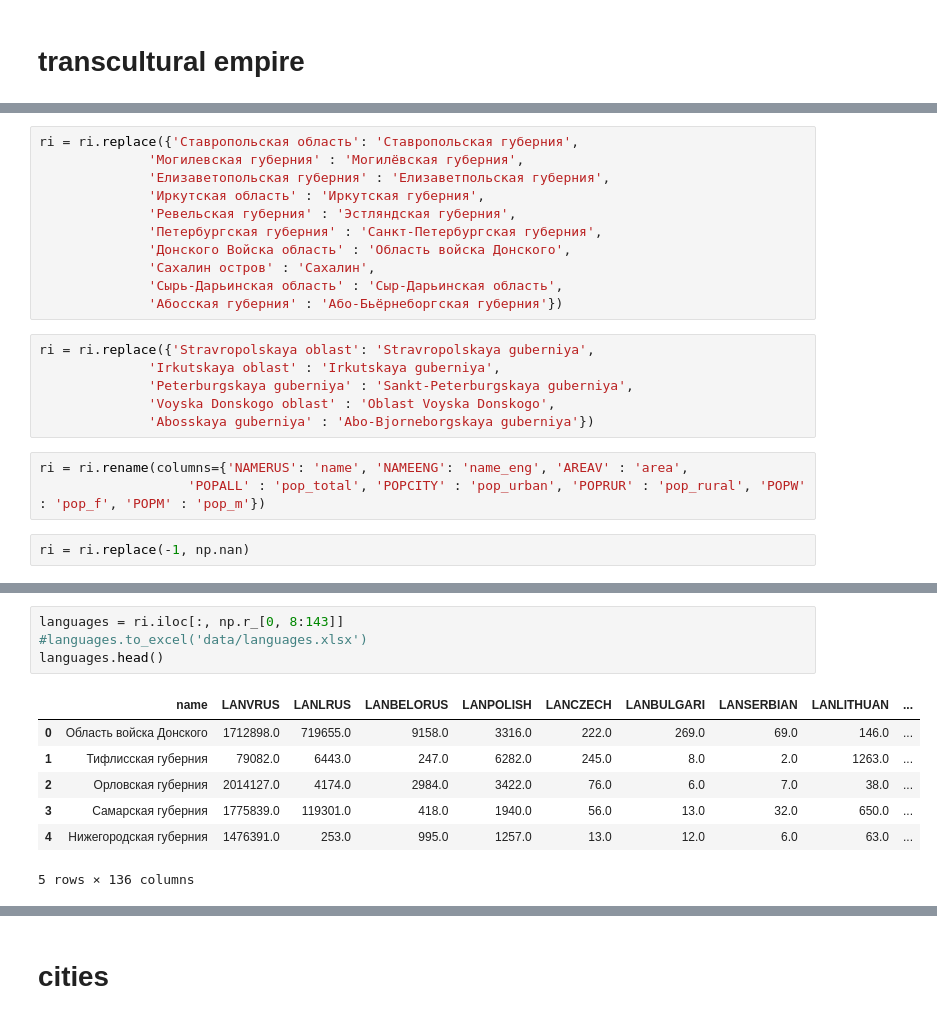
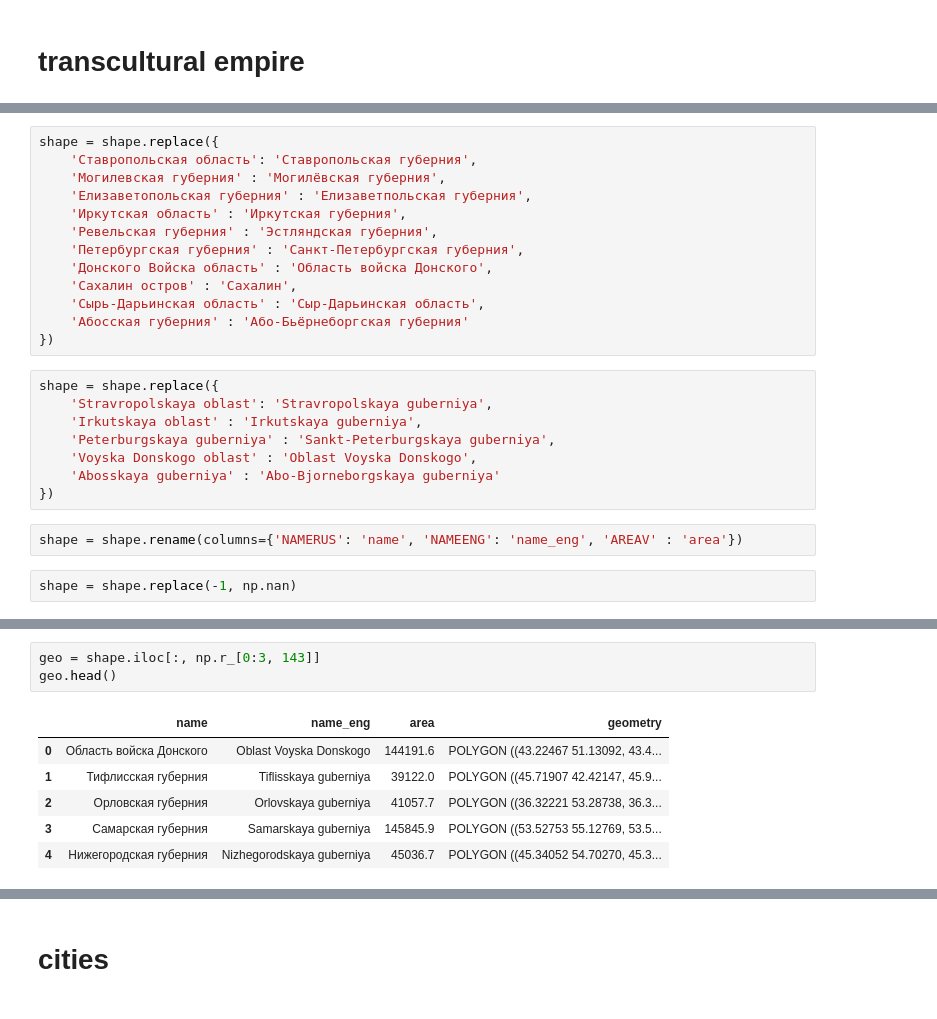
Before and after one commit to fant0md/empire-migrations-coursework, a Jupyter notebook: dataset-creation.ipynb, the cells around one changed output, grey strips where cells are left out. Drawn from its saved outputs; the diff is of its cells as text.

```diff
--- a/dataset-creation.ipynb
+++ b/dataset-creation.ipynb
@@ -40,22 +26,25 @@ ri.loc[82,'geometry'] = sakhalin.loc[0, 'geometry']
 # %%
-ri = ri.replace({'Ставропольская область': 'Ставропольская губерния',
-              'Могилевская губерния' : 'Могилёвская губерния',
-              'Елизаветопольская губерния' : 'Елизаветпольская губерния',
-              'Иркутская область' : 'Иркутская губерния',
-              'Ревельская губерния' : 'Эстляндская губерния',
-              'Петербургская губерния' : 'Санкт-Петербургская губерния',
-              'Донского Войска область' : 'Область войска Донского',
-              'Сахалин остров' : 'Сахалин',
-              'Сырь-Дарьинская область' : 'Сыр-Дарьинская область',
-              'Абосская губерния' : 'Або-Бьёрнеборгская губерния'})
+shape = shape.replace({
+    'Ставропольская область': 'Ставропольская губерния',
+    'Могилевская губерния' : 'Могилёвская губерния',
+    'Елизаветопольская губерния' : 'Елизаветпольская губерния',
+    'Иркутская область' : 'Иркутская губерния',
+    'Ревельская губерния' : 'Эстляндская губерния',
+    'Петербургская губерния' : 'Санкт-Петербургская губерния',
+    'Донского Войска область' : 'Область войска Донского',
+    'Сахалин остров' : 'Сахалин',
+    'Сырь-Дарьинская область' : 'Сыр-Дарьинская область',
+    'Абосская губерния' : 'Або-Бьёрнеборгская губерния'
+})
 # %%
-ri = ri.replace({'Stravropolskaya oblast': 'Stravropolskaya guberniya',
-              'Irkutskaya oblast' : 'Irkutskaya guberniya',
-              'Peterburgskaya guberniya' : 'Sankt-Peterburgskaya guberniya',
-              'Voyska Donskogo oblast' : 'Oblast Voyska Donskogo',
-              'Abosskaya guberniya' : 'Abo-Bjorneborgskaya guberniya'})
+shape = shape.replace({
+    'Stravropolskaya oblast': 'Stravropolskaya guberniya',
+    'Irkutskaya oblast' : 'Irkutskaya guberniya',
+    'Peterburgskaya guberniya' : 'Sankt-Peterburgskaya guberniya',
+    'Voyska Donskogo oblast' : 'Oblast Voyska Donskogo',
+    'Abosskaya guberniya' : 'Abo-Bjorneborgskaya guberniya'
+})
 # %%
-ri = ri.rename(columns={'NAMERUS': 'name', 'NAMEENG': 'name_eng', 'AREAV' : 'area',
-                   'POPALL' : 'pop_total', 'POPCITY' : 'pop_urban', 'POPRUR' : 'pop_rural', 'POPW' : 'pop_f', 'POPM' : 'pop_m'})
+shape = shape.rename(columns={'NAMERUS': 'name', 'NAMEENG': 'name_eng', 'AREAV' : 'area'})
 # %%
-ri = ri.replace(-1, np.nan)
+shape = shape.replace(-1, np.nan)
@@ -62,12 +88,10 @@ ri = ri.replace(-1, np.nan)
 # %%
-languages = ri.iloc[:, np.r_[0, 8:143]]
-#languages.to_excel('data/languages.xlsx')
-languages.head()
+geo = shape.iloc[:, np.r_[0:3, 143]]
+geo.head()
 # %% [output]
-|  | name | LANVRUS | LANLRUS | LANBELORUS | LANPOLISH | LANCZECH | LANBULGARI | LANSERBIAN | LANLITHUAN | ... |
-| 0 | Область войска Донского | 1712898.0 | 719655.0 | 9158.0 | 3316.0 | 222.0 | 269.0 | 69.0 | 146.0 | ... |
-| 1 | Тифлисская губерния | 79082.0 | 6443.0 | 247.0 | 6282.0 | 245.0 | 8.0 | 2.0 | 1263.0 | ... |
-| 2 | Орловская губерния | 2014127.0 | 4174.0 | 2984.0 | 3422.0 | 76.0 | 6.0 | 7.0 | 38.0 | ... |
-| 3 | Самарская губерния | 1775839.0 | 119301.0 | 418.0 | 1940.0 | 56.0 | 13.0 | 32.0 | 650.0 | ... |
-| 4 | Нижегородская губерния | 1476391.0 | 253.0 | 995.0 | 1257.0 | 13.0 | 12.0 | 6.0 | 63.0 | ... |
+|  | name | name_eng | area | geometry |
+| 0 | Область войска Донского | Oblast Voyska Donskogo | 144191.6 | POLYGON ((43.22467 51.13092, 43.4... |
+| 1 | Тифлисская губерния | Tiflisskaya guberniya | 39122.0 | POLYGON ((45.71907 42.42147, 45.9... |
+| 2 | Орловская губерния | Orlovskaya guberniya | 41057.7 | POLYGON ((36.32221 53.28738, 36.3... |
+| 3 | Самарская губерния | Samarskaya guberniya | 145845.9 | POLYGON ((53.52753 55.12769, 53.5... |
+| 4 | Нижегородская губерния | Nizhegorodskaya guberniya | 45036.7 | POLYGON ((45.34052 54.70270, 45.3... |
-5 rows × 136 columns
```
Also changed, not shown: parts of 55 cells of this notebook, 6 other files.
